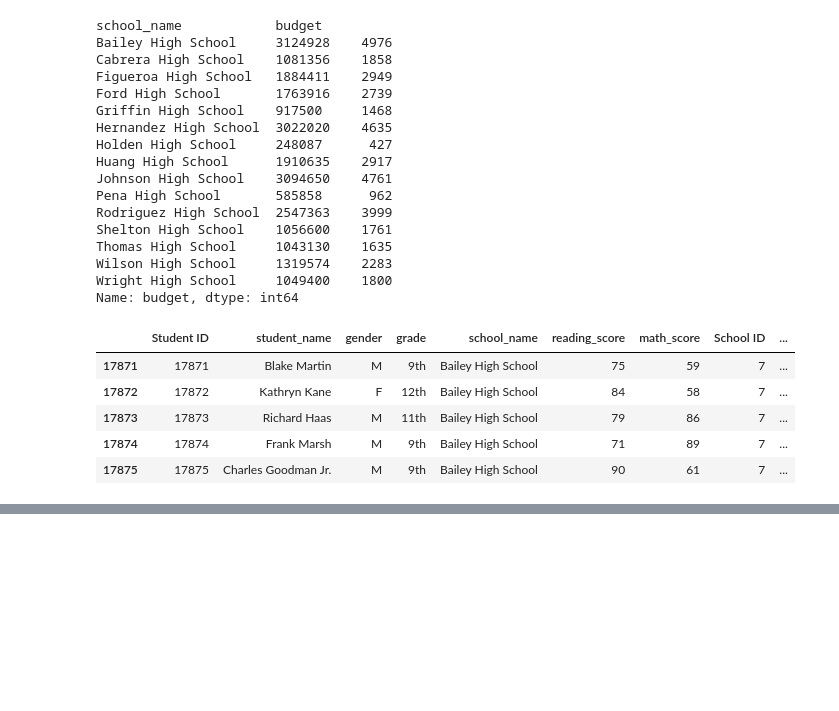
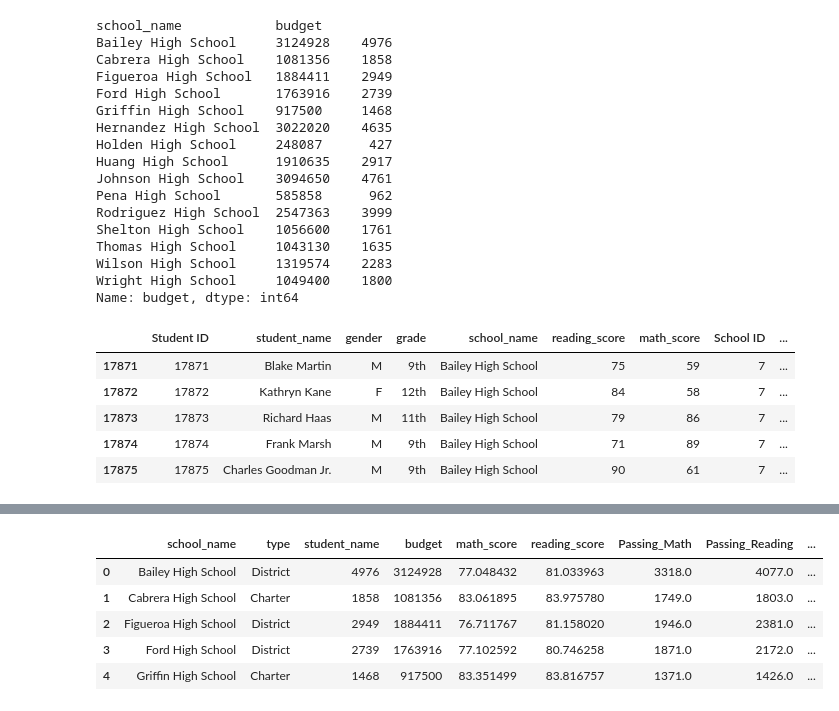
Before and after one commit to zlinguist/pandas-challenge-1, a Jupyter notebook: PyCitySchools/py_city_schools.ipynb, the cells around one changed output, grey strips where cells are left out. Drawn from its saved outputs; the diff is of its cells as text; code cells hidden in the pictures; blank space fills up the shorter version.

```diff
--- a/PyCitySchools/py_city_schools.ipynb
+++ b/PyCitySchools/py_city_schools.ipynb
@@ -240,0 +682,17 @@ baily_df.head()
+# %%
+school_group2 = school_data_complete.groupby(["school_name"]).agg({'type':'first', 'student_name':'count',
+                                                                  'budget':'first', 'math_score':'mean',
+                                                                  'reading_score':'mean', 'Passing_Math':'sum',
+                                                                  'Passing_Reading':'sum'})
+school_group2_df = school_group2.reset_index()
+school_group2_df["% Passing Math"] = school_group2_df["Passing_Math"] / school_group2_df["student_name"]
+school_group2_df["% Passing Reading"] = school_group2_df["Passing_Reading"] / school_group2_df["student_name"]
+school_group2_df["Overall Passing Rate"] = (school_group2_df["% Passing Math"] + school_group2_df["% Passing Reading"]) / 2
+school_group2_df.head()
+# %% [output]
+|  | school_name | type | student_name | budget | math_score | reading_score | Passing_Math | Passing_Reading | ... |
+| 0 | Bailey High School | District | 4976 | 3124928 | 77.048432 | 81.033963 | 3318.0 | 4077.0 | ... |
+| 1 | Cabrera High School | Charter | 1858 | 1081356 | 83.061895 | 83.975780 | 1749.0 | 1803.0 | ... |
+| 2 | Figueroa High School | District | 2949 | 1884411 | 76.711767 | 81.158020 | 1946.0 | 2381.0 | ... |
+| 3 | Ford High School | District | 2739 | 1763916 | 77.102592 | 80.746258 | 1871.0 | 2172.0 | ... |
+| 4 | Griffin High School | Charter | 1468 | 917500 | 83.351499 | 83.816757 | 1371.0 | 1426.0 | ... |
```
Also changed, not shown: parts of 8 cells of this notebook.
